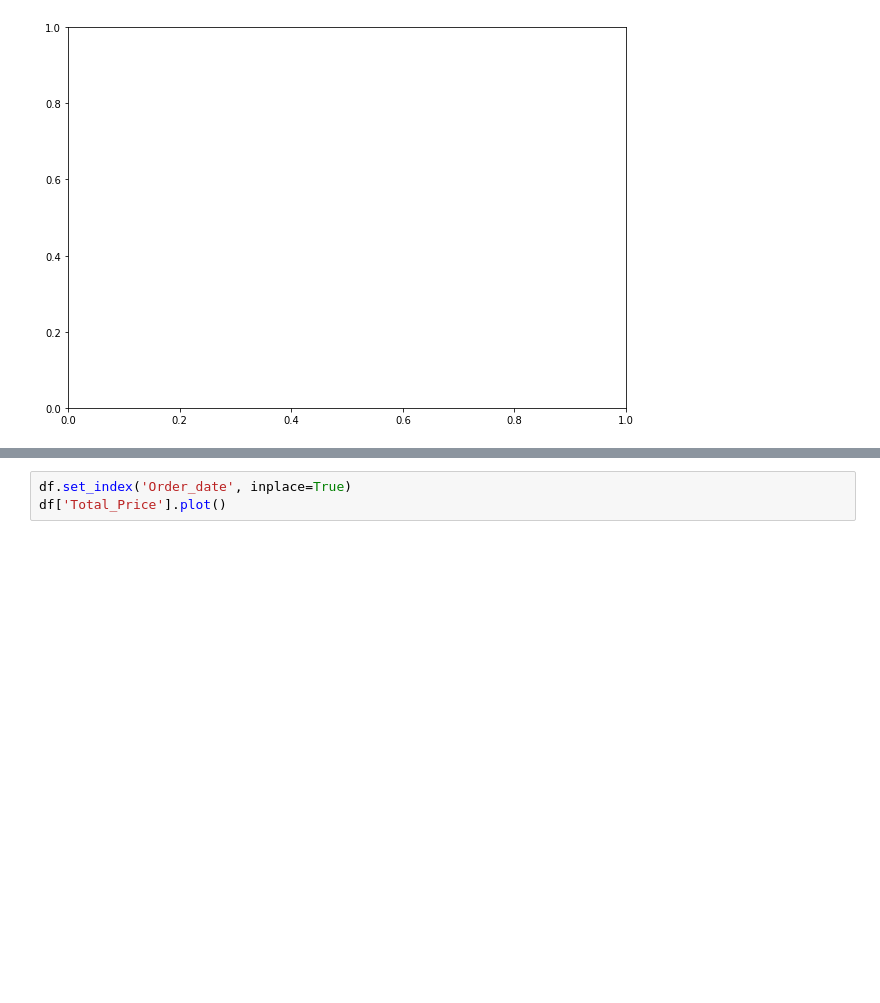
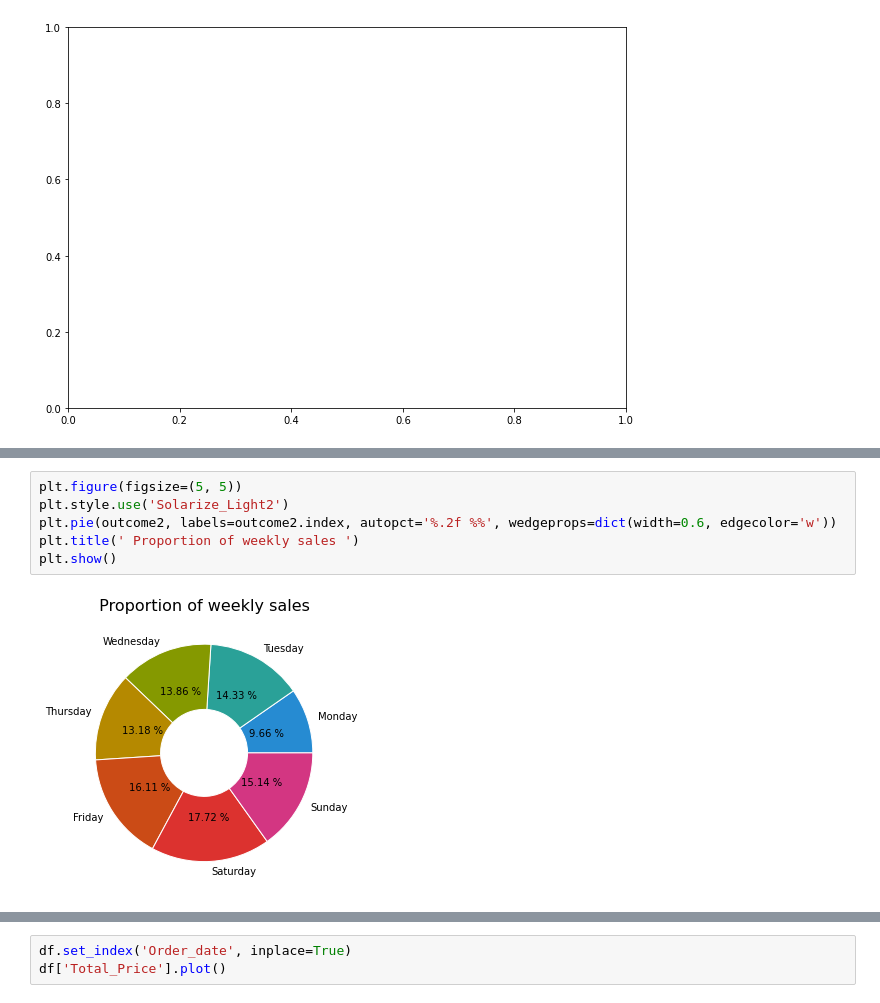
Before and after one commit to avinashronanki/pandas, a Jupyter notebook: FOA/Hinjewadi.ipynb, the cells around one changed output, grey strips where cells are left out. Cells and saved outputs as stored; diff of their text form; blank space fills up the shorter version.

```diff
--- a/FOA/Hinjewadi.ipynb
+++ b/FOA/Hinjewadi.ipynb
@@ -213,0 +251,8 @@ ValueError: x and y must be the same size
+# %%
+plt.figure(figsize=(5, 5))
+plt.style.use('Solarize_Light2')
+plt.pie(outcome2, labels=outcome2.index, autopct='%.2f %%', wedgeprops=dict(width=0.6, edgecolor='w'))
+plt.title(' Proportion of weekly sales ')
+plt.show()
+# %% [output]
+[figure, added]
```
Also changed, not shown: parts of 3 cells of this notebook.
